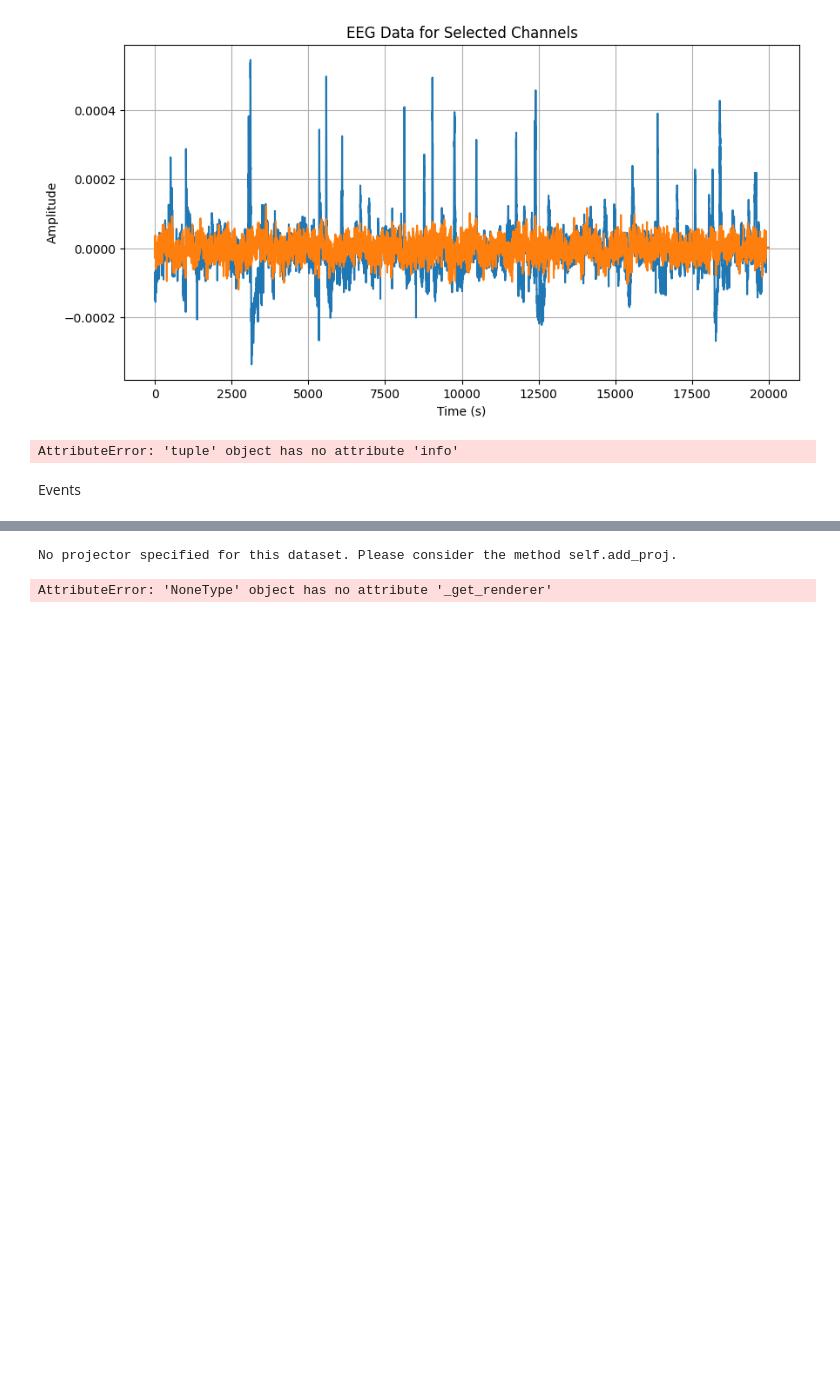
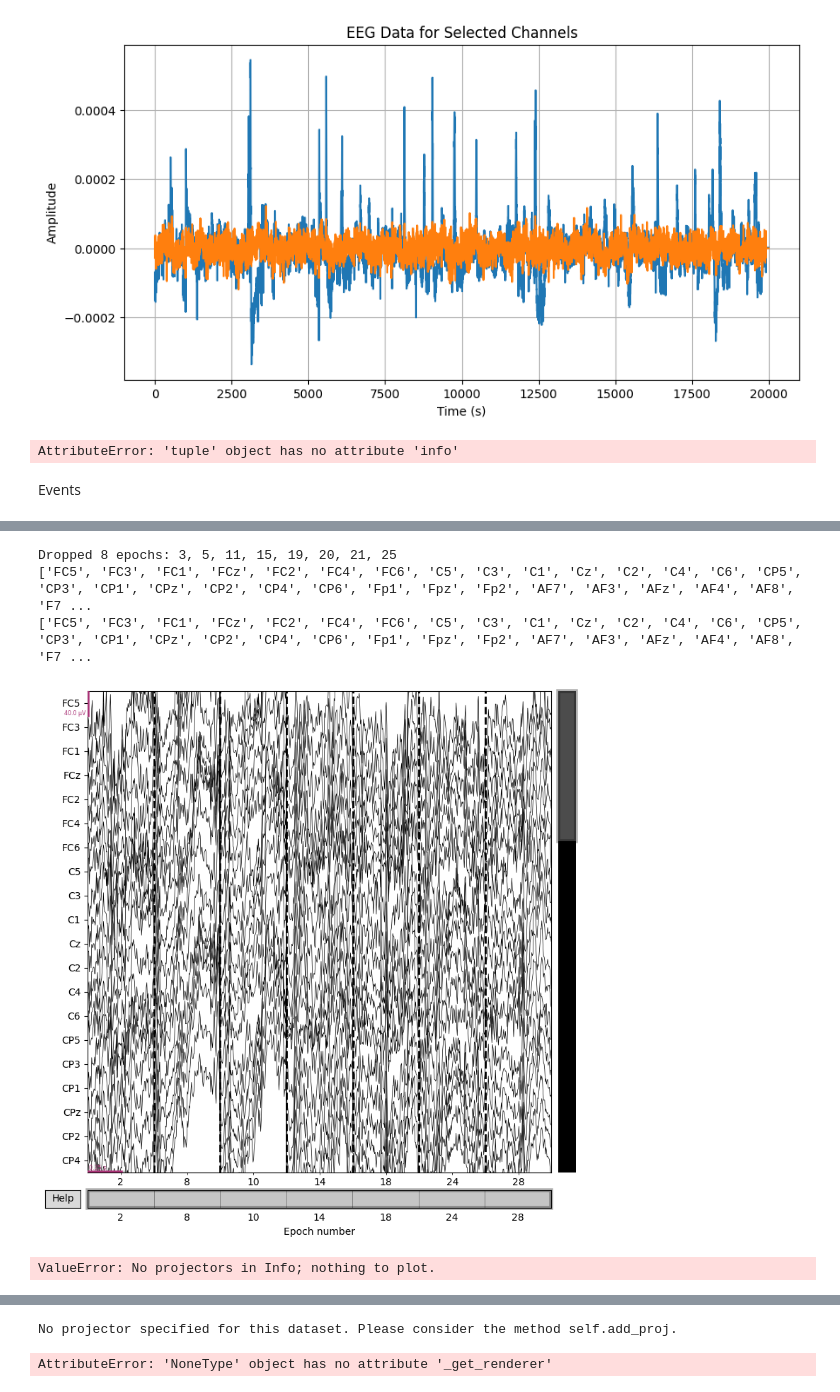
Before and after one commit to sanjida-ivy/EEG_Data_Analysis, a Jupyter notebook: EEG_Data_Manipulation_v4.ipynb, the cells around one changed output, grey strips where cells are left out. Drawn from its saved outputs; the diff is of its cells as text; code cells hidden in the pictures; blank space fills up the shorter version.

```diff
--- a/EEG_Data_Manipulation_v4.ipynb
+++ b/EEG_Data_Manipulation_v4.ipynb
@@ -368,3 +284,29 @@ combining channels using "gfp"
+# %%
+channels_of_interest = [23,60]
+
+
+conds_we_care_about = ["rest", "motion/left_fist/both_fist", "motion/right_fist/both_feet"]
+epochs.equalize_event_counts(conds_we_care_about)  # this operates in-place
+
+rest_epochs = epochs["rest"]
+left_both_fist_epochs = epochs["motion/left_fist/both_fist"]
+right_fist_both_feet_epochs = epochs["motion/right_fist/both_feet"]
+del raw, epochs  # free up memory
+
+print(left_both_fist_epochs.ch_names)
+print(left_both_fist_epochs.info['ch_names'])
+rest_epochs.plot(block = True )
+
+left_both_fist_epochs.plot()
+
+left_both_fist_epochs.plot_image()
+right_fist_both_feet_epochs.plot_image()
+# %% [output]
+Dropped 8 epochs: 3, 5, 11, 15, 19, 20, 21, 25
+['FC5', 'FC3', 'FC1', 'FCz', 'FC2', 'FC4', 'FC6', 'C5', 'C3', 'C1', 'Cz', 'C2', 'C4', 'C6', 'CP5', 'CP3', 'CP1', 'CPz', 'CP2', 'CP4', 'CP6', 'Fp1', 'Fpz', 'Fp2', 'AF7', 'AF3', 'AFz', 'AF4', 'AF8', 'F7 ...
+['FC5', 'FC3', 'FC1', 'FCz', 'FC2', 'FC4', 'FC6', 'C5', 'C3', 'C1', 'Cz', 'C2', 'C4', 'C6', 'CP5', 'CP3', 'CP1', 'CPz', 'CP2', 'CP4', 'CP6', 'Fp1', 'Fpz', 'Fp2', 'AF7', 'AF3', 'AFz', 'AF4', 'AF8', 'F7 ...
+[figure, added]
+ValueError: No projectors in Info; nothing to plot.
 # %%
 # First, compute the average (evoked) responses for each condition
 left_both_fist_evoked = left_both_fist_epochs.average()
```
Also changed, not shown: parts of 7 cells of this notebook.
